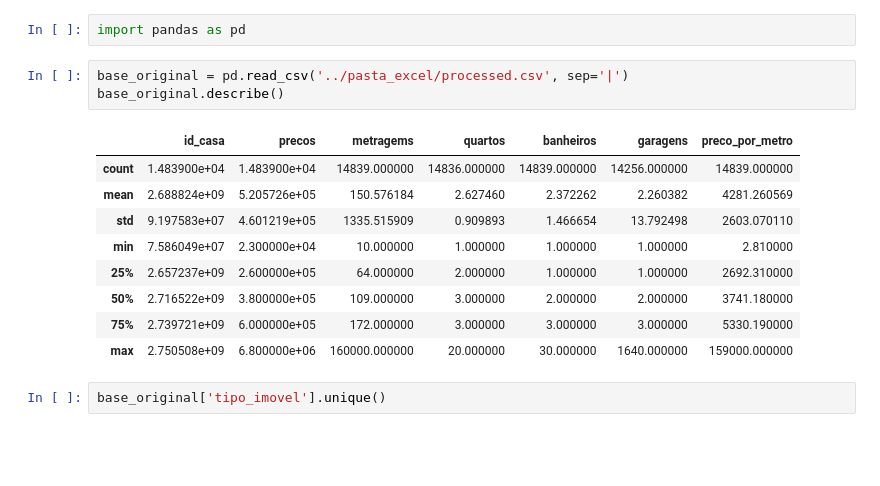
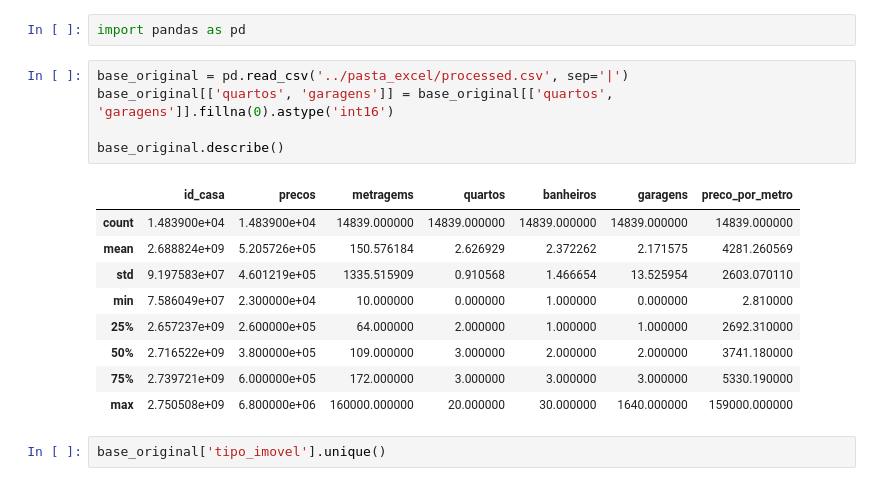
Before and after one commit to rodrigorocha1/web_scraping_casas, a Jupyter notebook: notebooks/analise_exploratoria.ipynb, the cells around one changed output. Saved outputs shown, nothing was run; the diff lists cells and outputs as text; blank space fills up the shorter version.

```diff
--- a/notebooks/analise_exploratoria.ipynb
+++ b/notebooks/analise_exploratoria.ipynb
@@ -2,13 +2,15 @@
 import pandas as pd
 # %%
 base_original = pd.read_csv('../pasta_excel/processed.csv', sep='|')
+base_original[['quartos', 'garagens']] = base_original[['quartos', 'garagens']].fillna(0).astype('int16')
+
 base_original.describe()
 # %% [output]
 |  | id_casa | precos | metragems | quartos | banheiros | garagens | preco_por_metro |
-| count | 1.483900e+04 | 1.483900e+04 | 14839.000000 | 14836.000000 | 14839.000000 | 14256.000000 | 14839.000000 |
-| mean | 2.688824e+09 | 5.205726e+05 | 150.576184 | 2.627460 | 2.372262 | 2.260382 | 4281.260569 |
-| std | 9.197583e+07 | 4.601219e+05 | 1335.515909 | 0.909893 | 1.466654 | 13.792498 | 2603.070110 |
-| min | 7.586049e+07 | 2.300000e+04 | 10.000000 | 1.000000 | 1.000000 | 1.000000 | 2.810000 |
+| count | 1.483900e+04 | 1.483900e+04 | 14839.000000 | 14839.000000 | 14839.000000 | 14839.000000 | 14839.000000 |
+| mean | 2.688824e+09 | 5.205726e+05 | 150.576184 | 2.626929 | 2.372262 | 2.171575 | 4281.260569 |
+| std | 9.197583e+07 | 4.601219e+05 | 1335.515909 | 0.910568 | 1.466654 | 13.525954 | 2603.070110 |
+| min | 7.586049e+07 | 2.300000e+04 | 10.000000 | 0.000000 | 1.000000 | 0.000000 | 2.810000 |
 | 25% | 2.657237e+09 | 2.600000e+05 | 64.000000 | 2.000000 | 1.000000 | 1.000000 | 2692.310000 |
 | 50% | 2.716522e+09 | 3.800000e+05 | 109.000000 | 3.000000 | 2.000000 | 2.000000 | 3741.180000 |
 | 75% | 2.739721e+09 | 6.000000e+05 | 172.000000 | 3.000000 | 3.000000 | 3.000000 | 5330.190000 |
```
Also changed, not shown: parts of 12 cells of this notebook, 4 other files.
